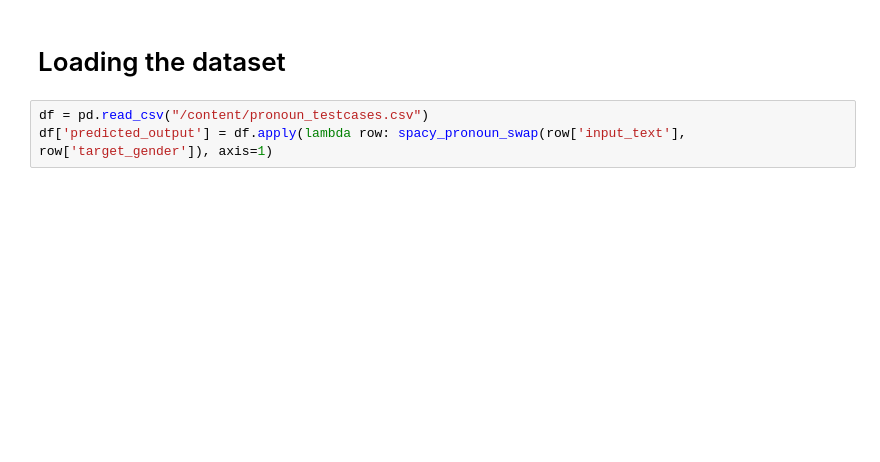
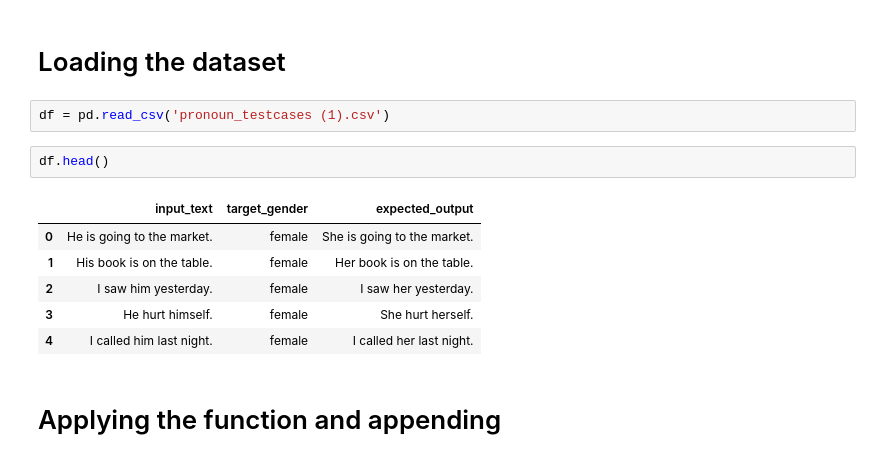
Before and after one commit to sambhatt11/SNLP_Assignments, a Jupyter notebook: SNLP_Assignment2.ipynb, the cells around one changed output. Cells and saved outputs as stored; diff of their text form; blank space fills up the shorter version.

```diff
--- a/SNLP_Assignment2.ipynb
+++ b/SNLP_Assignment2.ipynb
@@ -165,5 +180,15 @@ def spacy_pronoun_swap(sentence, target_gender):
 # %% [markdown]
 # Loading the dataset
-# %%
-df = pd.read_csv("/content/pronoun_testcases.csv")
-df['predicted_output'] = df.apply(lambda row: spacy_pronoun_swap(row['input_text'], row['target_gender']), axis=1)
+# %%
+df = pd.read_csv('pronoun_testcases (1).csv')
+# %%
+df.head()
+# %% [output]
+|  | input_text | target_gender | expected_output |
+| 0 | He is going to the market. | female | She is going to the market. |
+| 1 | His book is on the table. | female | Her book is on the table. |
+| 2 | I saw him yesterday. | female | I saw her yesterday. |
+| 3 | He hurt himself. | female | She hurt herself. |
+| 4 | I called him last night. | female | I called her last night. |
+# %% [markdown]
+# Applying the function and appending
```
Also changed, not shown: parts of 14 cells of this notebook.
